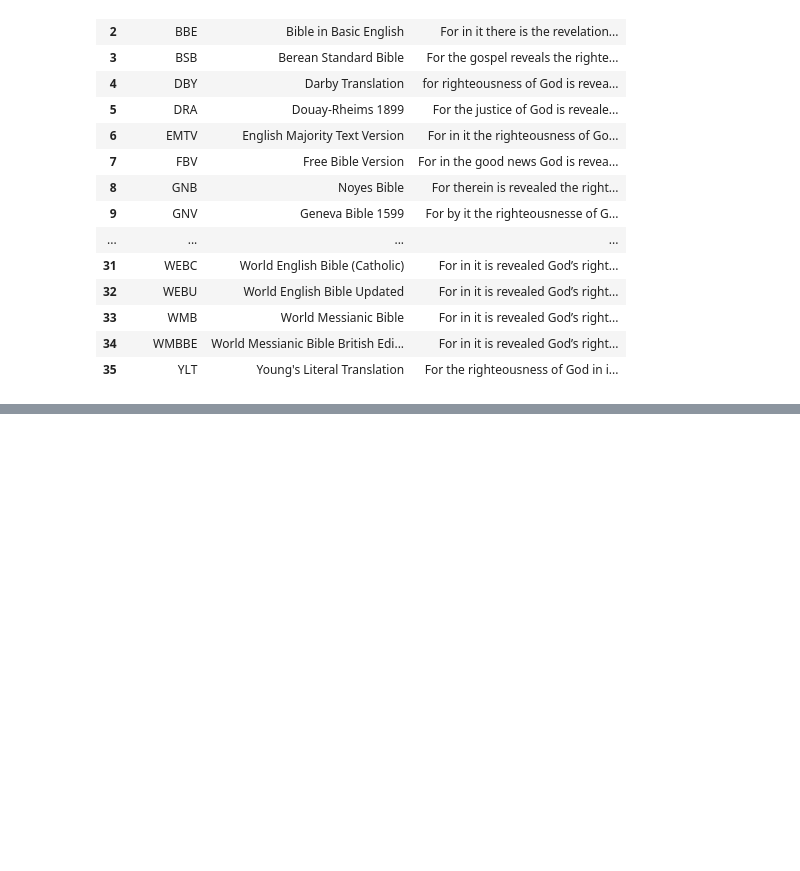
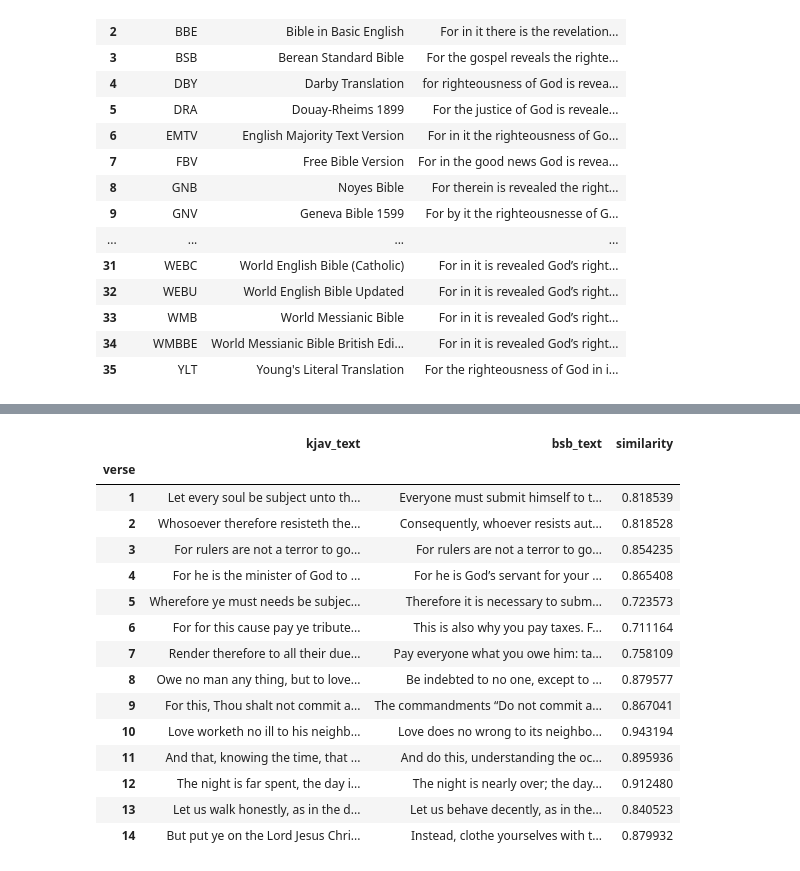
Before and after one commit to gorth314159/bible_translation_similarity, a Jupyter notebook: explore_bible_db.ipynb, the cells around one changed output, grey strips where cells are left out. Saved outputs shown, nothing was run; the diff lists cells and outputs as text; code cells hidden in the pictures; blank space fills up the shorter version.

```diff
--- a/explore_bible_db.ipynb
+++ b/explore_bible_db.ipynb
@@ -106,0 +243,58 @@ Error:
+# %%
+# Verse-by-verse comparison of KJAV vs BSB for Romans Chapter 13
+kjav_ch13 = collection.get(
+    where={"$and": [
+        {"commonName": {"$eq": "Romans"}},
+        {"chapterNumber": {"$eq": 13}},
+        {"translationId": {"$eq": kjav_id}},
+    ]},
+    include=["embeddings", "documents", "metadatas"],
+)
+
+bsb_ch13 = collection.get(
+    where={"$and": [
+        {"commonName": {"$eq": "Romans"}},
+        {"chapterNumber": {"$eq": 13}},
+        {"translationId": {"$eq": bsb_id}},
+    ]},
+    include=["embeddings", "documents", "metadatas"],
+)
+
+# Build DataFrames keyed by verse number
+kjav_verses = pd.DataFrame({
+    "verse": [m["number"] for m in kjav_ch13["metadatas"]],
+    "kjav_text": kjav_ch13["documents"],
+    "kjav_embedding": list(kjav_ch13["embeddings"]),
+}).set_index("verse")
+
+bsb_verses = pd.DataFrame({
+    "verse": [m["number"] for m in bsb_ch13["metadatas"]],
+    "bsb_text": bsb_ch13["documents"],
+    "bsb_embedding": list(bsb_ch13["embeddings"]),
+}).set_index("verse")
+
+# Join on verse number and compute similarity
+ch13_df = kjav_verses.join(bsb_verses).sort_index()
+ch13_df["similarity"] = ch13_df.apply(
+    lambda row: cosine_sim(np.array(row["kjav_embedding"]), np.array(row["bsb_embedding"])),
+    axis=1,
+)
+
+ch13_df[["kjav_text", "bsb_text", "similarity"]]
+# %% [output]
+|  | kjav_text | bsb_text | similarity |
+| verse |  |  |  |
+| 1 | Let every soul be subject unto th... | Everyone must submit himself to t... | 0.818539 |
+| 2 | Whosoever therefore resisteth the... | Consequently, whoever resists aut... | 0.818528 |
+| 3 | For rulers are not a terror to go... | For rulers are not a terror to go... | 0.854235 |
+| 4 | For he is the minister of God to ... | For he is God’s servant for your ... | 0.865408 |
+| 5 | Wherefore ye must needs be subjec... | Therefore it is necessary to subm... | 0.723573 |
+| 6 | For for this cause pay ye tribute... | This is also why you pay taxes. F... | 0.711164 |
+| 7 | Render therefore to all their due... | Pay everyone what you owe him: ta... | 0.758109 |
+| 8 | Owe no man any thing, but to love... | Be indebted to no one, except to ... | 0.879577 |
+| 9 | For this, Thou shalt not commit a... | The commandments “Do not commit a... | 0.867041 |
+| 10 | Love worketh no ill to his neighb... | Love does no wrong to its neighbo... | 0.943194 |
+| 11 | And that, knowing the time, that ... | And do this, understanding the oc... | 0.895936 |
+| 12 | The night is far spent, the day i... | The night is nearly over; the day... | 0.912480 |
+| 13 | Let us walk honestly, as in the d... | Let us behave decently, as in the... | 0.840523 |
+| 14 | But put ye on the Lord Jesus Chri... | Instead, clothe yourselves with t... | 0.879932 |
```
Also changed, not shown: parts of 9 cells of this notebook, 1 other file.
